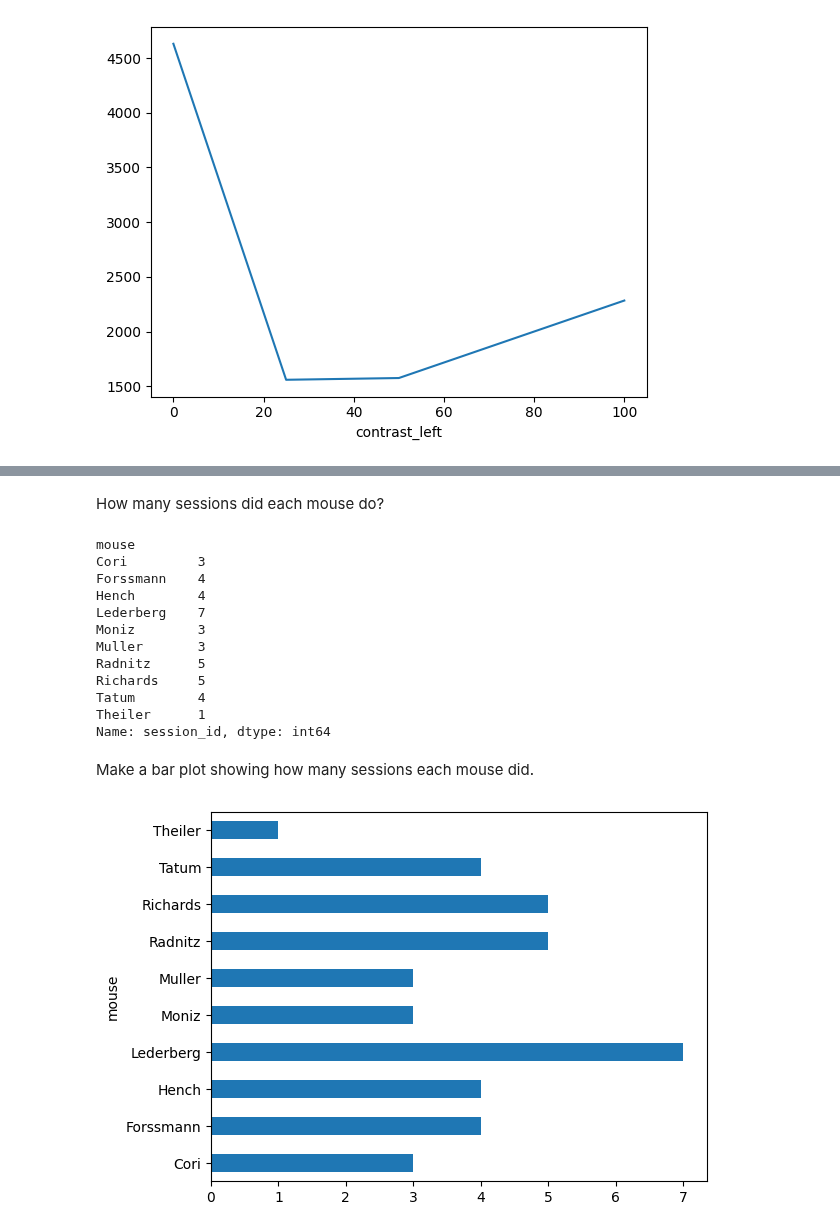
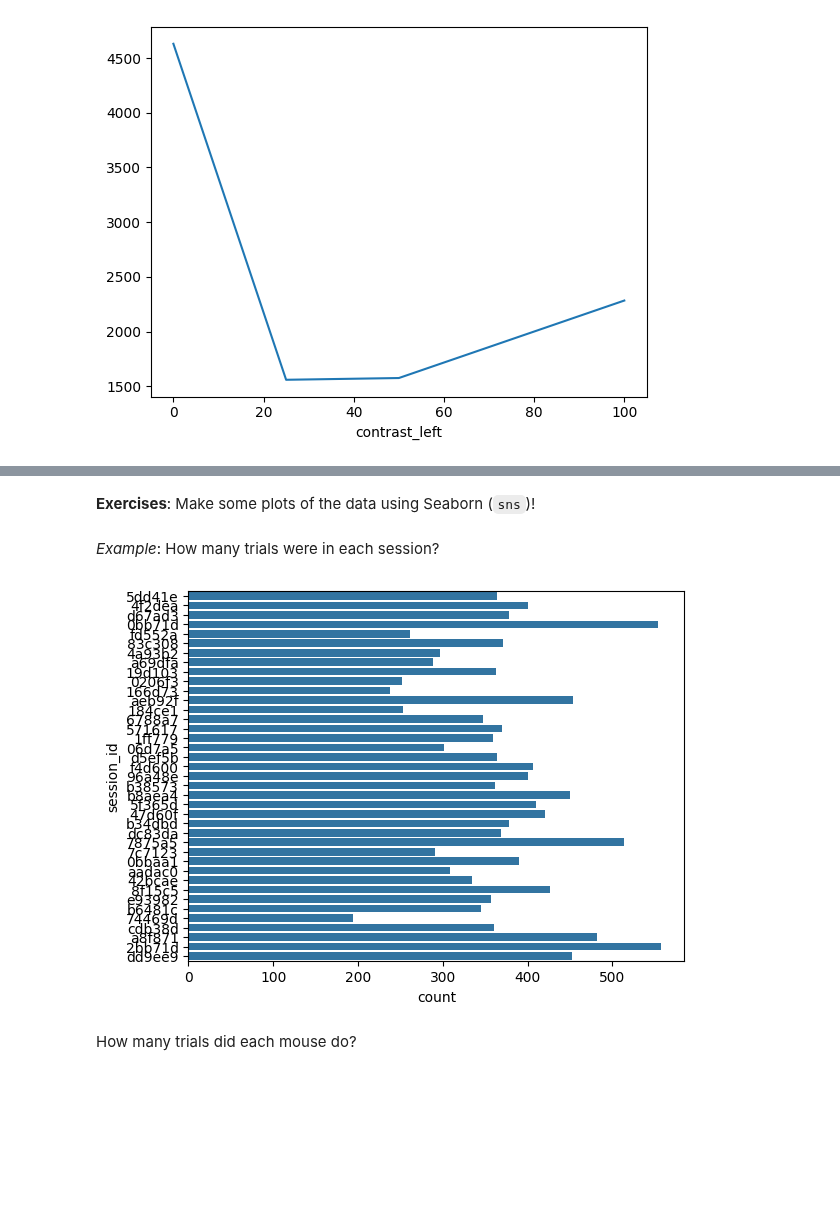
Before and after one commit to ibehave-ibots/iBOTS-Tools, a Jupyter notebook: workshops/python-workshop-1/exercises/nick/day1_1.ipynb, the cells around one changed output, grey strips where cells are left out. Saved outputs shown, nothing was run; the diff lists cells and outputs as text; code cells hidden in the pictures; blank space fills up the shorter version.

```diff
--- a/workshops/python-workshop-1/exercises/nick/day1_1.ipynb
+++ b/workshops/python-workshop-1/exercises/nick/day1_1.ipynb
@@ -529,23 +552,10 @@ sns.heatmap(crosstab, annot=True, fmt='d');
+# %% [markdown]
+**Exercises**: Make some plots of the data using Seaborn (`sns`)!
+# %% [markdown]
+*Example*: How many trials were in each session?
+# %%
+sns.countplot(df['session_id']);
+# %% [output]
+[figure, added]
 # %% [markdown]
-How many sessions did each mouse do?
+How many trials did each mouse do?
-# %%
-df.groupby('mouse')['session_id'].nunique()
-# %% [output]
-mouse
-Cori         3
-Forssmann    4
-Hench        4
-Lederberg    7
-Moniz        3
-Muller       3
-Radnitz      5
-Richards     5
-Tatum        4
-Theiler      1
-Name: session_id, dtype: int64
-# %% [markdown]
-Make a bar plot showing how many sessions each mouse did.
-# %%
-df.groupby('mouse')['session_id'].nunique().plot.barh();
-# %% [output]
-[figure, removed]
```
Also changed, not shown: parts of 109 cells of this notebook.
